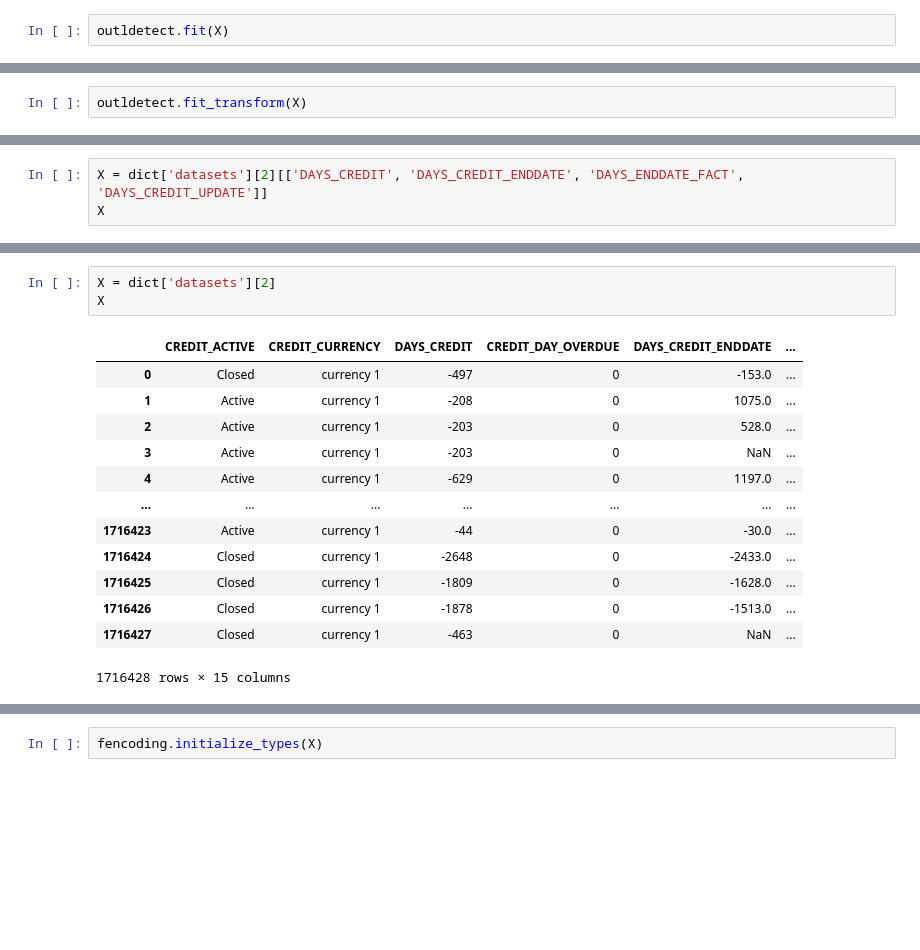
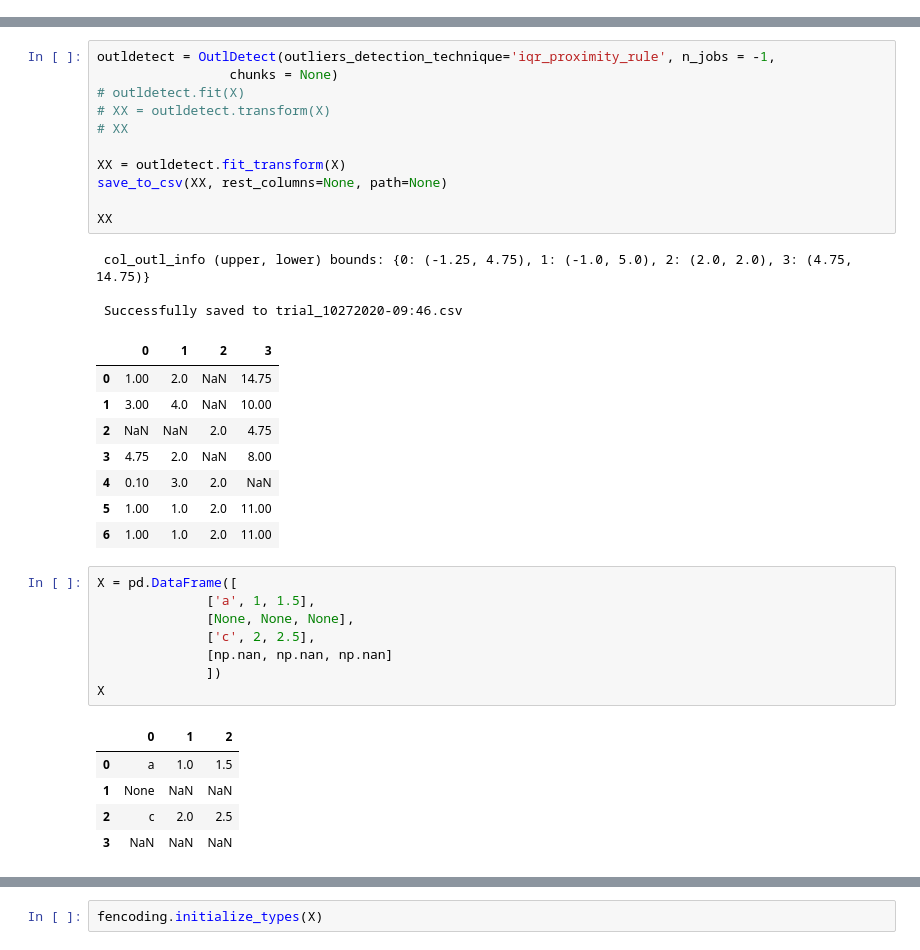
Before and after one commit to Dezzmanster/AML_Risk, a Jupyter notebook: preprocessor/example.ipynb, the cells around one changed output, grey strips where cells are left out. Cells and saved outputs as stored; diff of their text form; blank space fills up the shorter version.

```diff
--- a/preprocessor/example.ipynb
+++ b/preprocessor/example.ipynb
@@ -131,2 +78,0 @@ outldetect = OutlDetect(outliers_detection_technique='iqr_proximity_rule',
-# %%
-outldetect.fit(X)
@@ -145,2 +78,0 @@ outldetect.transform(X)
-# %%
-outldetect.fit_transform(X)
@@ -156,3 +78,0 @@ outldetect.fit_transform(X)
-# %%
-X = dict['datasets'][2][['DAYS_CREDIT', 'DAYS_CREDIT_ENDDATE', 'DAYS_ENDDATE_FACT', 'DAYS_CREDIT_UPDATE']]
-X
@@ -198,20 +79,40 @@ dtimetodata.transform(X)
-# %%
-X = dict['datasets'][2]
-X
-# %% [output]
-|  | CREDIT_ACTIVE | CREDIT_CURRENCY | DAYS_CREDIT | CREDIT_DAY_OVERDUE | DAYS_CREDIT_ENDDATE | ... |
-| 0 | Closed | currency 1 | -497 | 0 | -153.0 | ... |
-| 1 | Active | currency 1 | -208 | 0 | 1075.0 | ... |
-| 2 | Active | currency 1 | -203 | 0 | 528.0 | ... |
-| 3 | Active | currency 1 | -203 | 0 | NaN | ... |
-| 4 | Active | currency 1 | -629 | 0 | 1197.0 | ... |
-| ... | ... | ... | ... | ... | ... | ... |
-| 1716423 | Active | currency 1 | -44 | 0 | -30.0 | ... |
-| 1716424 | Closed | currency 1 | -2648 | 0 | -2433.0 | ... |
-| 1716425 | Closed | currency 1 | -1809 | 0 | -1628.0 | ... |
-| 1716426 | Closed | currency 1 | -1878 | 0 | -1513.0 | ... |
-| 1716427 | Closed | currency 1 | -463 | 0 | NaN | ... |
-1716428 rows × 15 columns
+# %%
+outldetect = OutlDetect(outliers_detection_technique='iqr_proximity_rule', n_jobs = -1,
+                 chunks = None)
+# outldetect.fit(X)
+# XX = outldetect.transform(X)
+# XX
+
+XX = outldetect.fit_transform(X)
+save_to_csv(XX, rest_columns=None, path=None)
+
+XX
+# %% [output]
+ col_outl_info (upper, lower) bounds: {0: (-1.25, 4.75), 1: (-1.0, 5.0), 2: (2.0, 2.0), 3: (4.75, 14.75)}
+
+ Successfully saved to trial_10272020-09:46.csv
+|  | 0 | 1 | 2 | 3 |
+| 0 | 1.00 | 2.0 | NaN | 14.75 |
+| 1 | 3.00 | 4.0 | NaN | 10.00 |
+| 2 | NaN | NaN | 2.0 | 4.75 |
+| 3 | 4.75 | 2.0 | NaN | 8.00 |
+| 4 | 0.10 | 3.0 | 2.0 | NaN |
+| 5 | 1.00 | 1.0 | 2.0 | 11.00 |
+| 6 | 1.00 | 1.0 | 2.0 | 11.00 |
+# %%
+X = pd.DataFrame([
+              ['a', 1, 1.5],
+              [None, None, None],
+              ['c', 2, 2.5],
+              [np.nan, np.nan, np.nan]
+              ])
+X
+# %% [output]
+|  | 0 | 1 | 2 |
+| 0 | a | 1.0 | 1.5 |
+| 1 | None | NaN | NaN |
+| 2 | c | 2.0 | 2.5 |
+| 3 | NaN | NaN | NaN |
 # %%
 fencoding = FEncoding(n_jobs=-1)
 fencoding.initialize_types(X)
```
Also changed, not shown: parts of 40 cells of this notebook, 2 other files.
